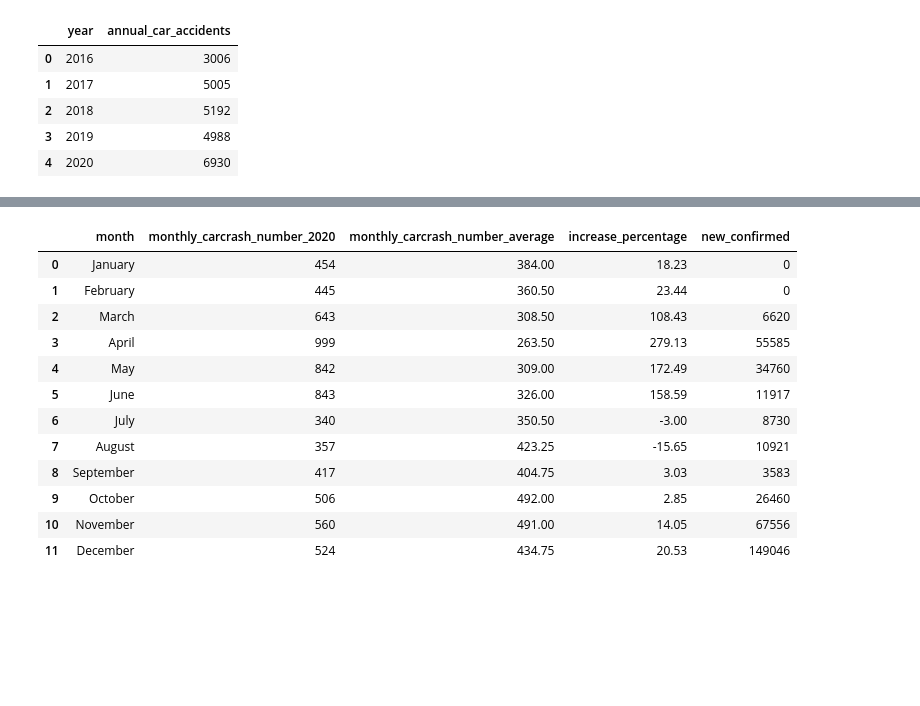
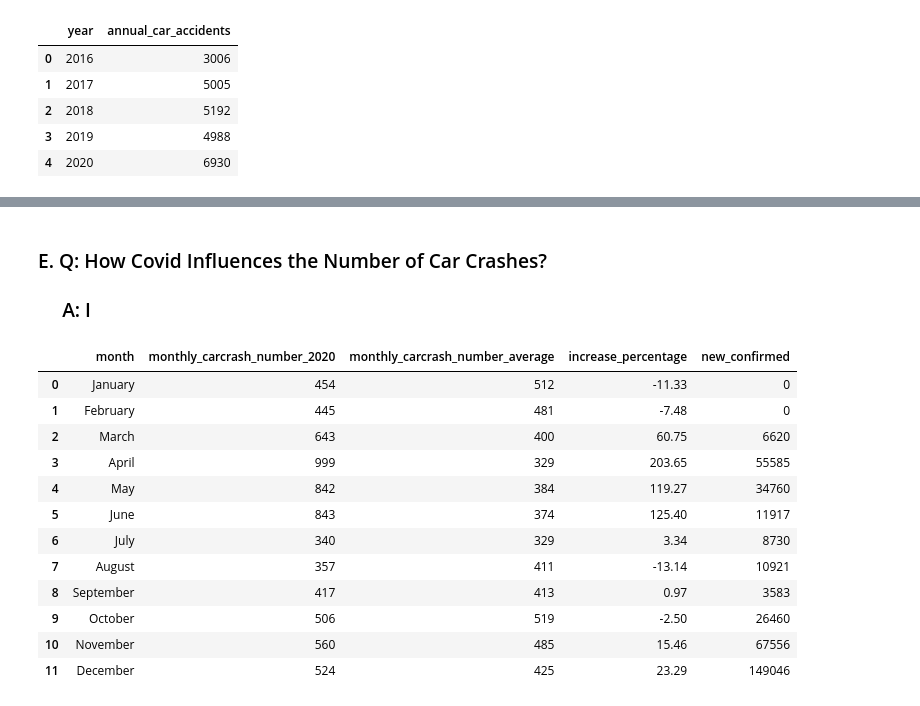
Before and after one commit to KaiyuWang19970221/BA775-teamproject, a Jupyter notebook: team6.ipynb, the cells around one changed output, grey strips where cells are left out. Drawn from its saved outputs; the diff is of its cells as text; code cells hidden in the pictures; blank space fills up the shorter version.

```diff
--- a/team6.ipynb
+++ b/team6.ipynb
@@ -93,26 +128,35 @@ ORDER BY Year
+# %% [markdown]
+### E. Q: How Covid Influences the Number of Car Crashes?
+### &emsp; A: I
 # %%
 %%bigquery
-SELECT c.m_name AS month,a.monthly_carcrash_number_2020,b.monthly_carcrash_number_average,ROUND(((a.monthly_carcrash_number_2020-b.monthly_carcrash_number_average)/b.monthly_carcrash_number_average)*100,2) AS increase_percentage,c.new_confirmed
-FROM
-(SELECT EXTRACT(month FROM date)AS month, COUNT(*)AS monthly_carcrash_number_2020 FROM(SELECT EXTRACT(date FROM Start_Time)AS date FROM `ba775-b2-team6.team6.carcrash_MA` WHERE EXTRACT(year FROM Start_Time)=2020) GROUP BY month)AS a
-LEFT JOIN
-(SELECT EXTRACT(month FROM date)AS month, (COUNT(*)/4)AS monthly_carcrash_number_average FROM(SELECT EXTRACT(date FROM Start_Time)AS date FROM `ba775-b2-team6.team6.carcrash_MA` WHERE EXTRACT(year FROM Start_Time)between 2016 and 2019) GROUP BY month)AS b
-ON a.month=b.month
-LEFT JOIN
-(SELECT FORMAT_DATE('%B', date) AS m_name,EXTRACT(month FROM date)AS month,sum(new_confirmed)AS new_confirmed FROM `ba775-b2-team6.team6.covid_open_data_MA` WHERE EXTRACT(year from date)=2020 GROUP BY month,m_name)AS c
-ON a.month=c.month
+SELECT b.m_name AS month,a.monthly_carcrash_number_2020,a.monthly_carcrash_number_average,ROUND(((a.monthly_carcrash_number_2020-a.monthly_carcrash_number_average)/a.monthly_carcrash_number_average)*100,2) AS increase_percentage,b.new_confirmed
+FROM(
+SELECT EXTRACT(month FROM Start_Time) month,
+SUM(CASE WHEN EXTRACT(year FROM Start_Time)=2020 THEN 1 END)monthly_carcrash_number_2020,
+CAST(SUM(CASE WHEN EXTRACT(year FROM Start_Time)BETWEEN 2017 and 2019 THEN 1 END)/3 AS INT64) monthly_carcrash_number_average
+FROM `ba775-b2-team6.team6.carcrash_MA`
+GROUP BY month)a
+INNER JOIN
+(SELECT FORMAT_DATE('%B', date) AS m_name,
+EXTRACT(month FROM date)AS month,
+sum(new_confirmed)AS new_confirmed
+FROM `ba775-b2-team6.team6.covid_open_data_MA`
+WHERE EXTRACT(year from date)=2020
+GROUP BY month,m_name)b
+USING(month)
 ORDER BY a.month
 # %% [output]
 |  | month | monthly_carcrash_number_2020 | monthly_carcrash_number_average | increase_percentage | new_confirmed |
-| 0 | January | 454 | 384.00 | 18.23 | 0 |
-| 1 | February | 445 | 360.50 | 23.44 | 0 |
-| 2 | March | 643 | 308.50 | 108.43 | 6620 |
-| 3 | April | 999 | 263.50 | 279.13 | 55585 |
-| 4 | May | 842 | 309.00 | 172.49 | 34760 |
-| 5 | June | 843 | 326.00 | 158.59 | 11917 |
-| 6 | July | 340 | 350.50 | -3.00 | 8730 |
-| 7 | August | 357 | 423.25 | -15.65 | 10921 |
-| 8 | September | 417 | 404.75 | 3.03 | 3583 |
-| 9 | October | 506 | 492.00 | 2.85 | 26460 |
-| 10 | November | 560 | 491.00 | 14.05 | 67556 |
-| 11 | December | 524 | 434.75 | 20.53 | 149046 |
+| 0 | January | 454 | 512 | -11.33 | 0 |
+| 1 | February | 445 | 481 | -7.48 | 0 |
+| 2 | March | 643 | 400 | 60.75 | 6620 |
+| 3 | April | 999 | 329 | 203.65 | 55585 |
+| 4 | May | 842 | 384 | 119.27 | 34760 |
+| 5 | June | 843 | 374 | 125.40 | 11917 |
+| 6 | July | 340 | 329 | 3.34 | 8730 |
+| 7 | August | 357 | 411 | -13.14 | 10921 |
+| 8 | September | 417 | 413 | 0.97 | 3583 |
+| 9 | October | 506 | 519 | -2.50 | 26460 |
+| 10 | November | 560 | 485 | 15.46 | 67556 |
+| 11 | December | 524 | 425 | 23.29 | 149046 |
```
Also changed, not shown: parts of 23 cells of this notebook.
